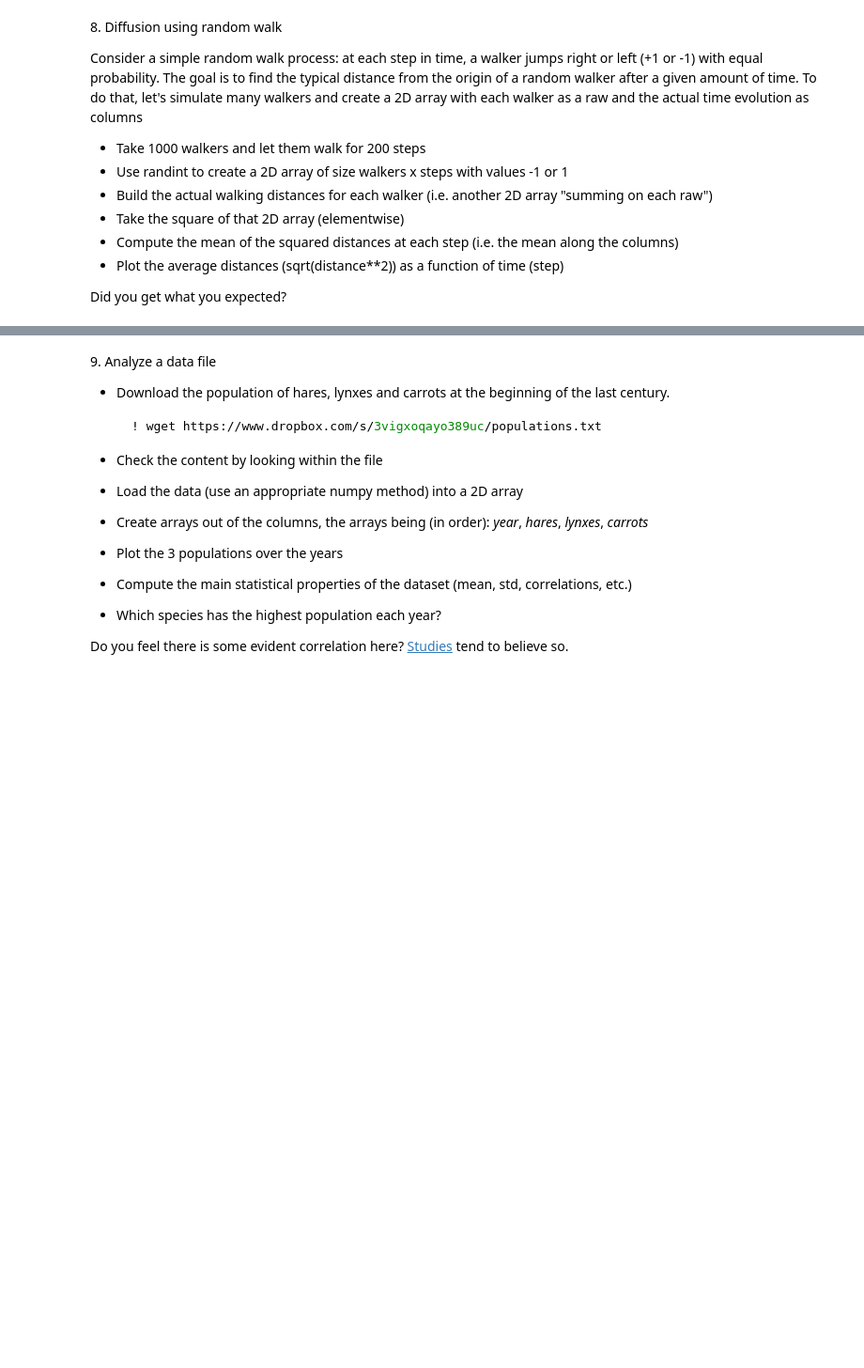
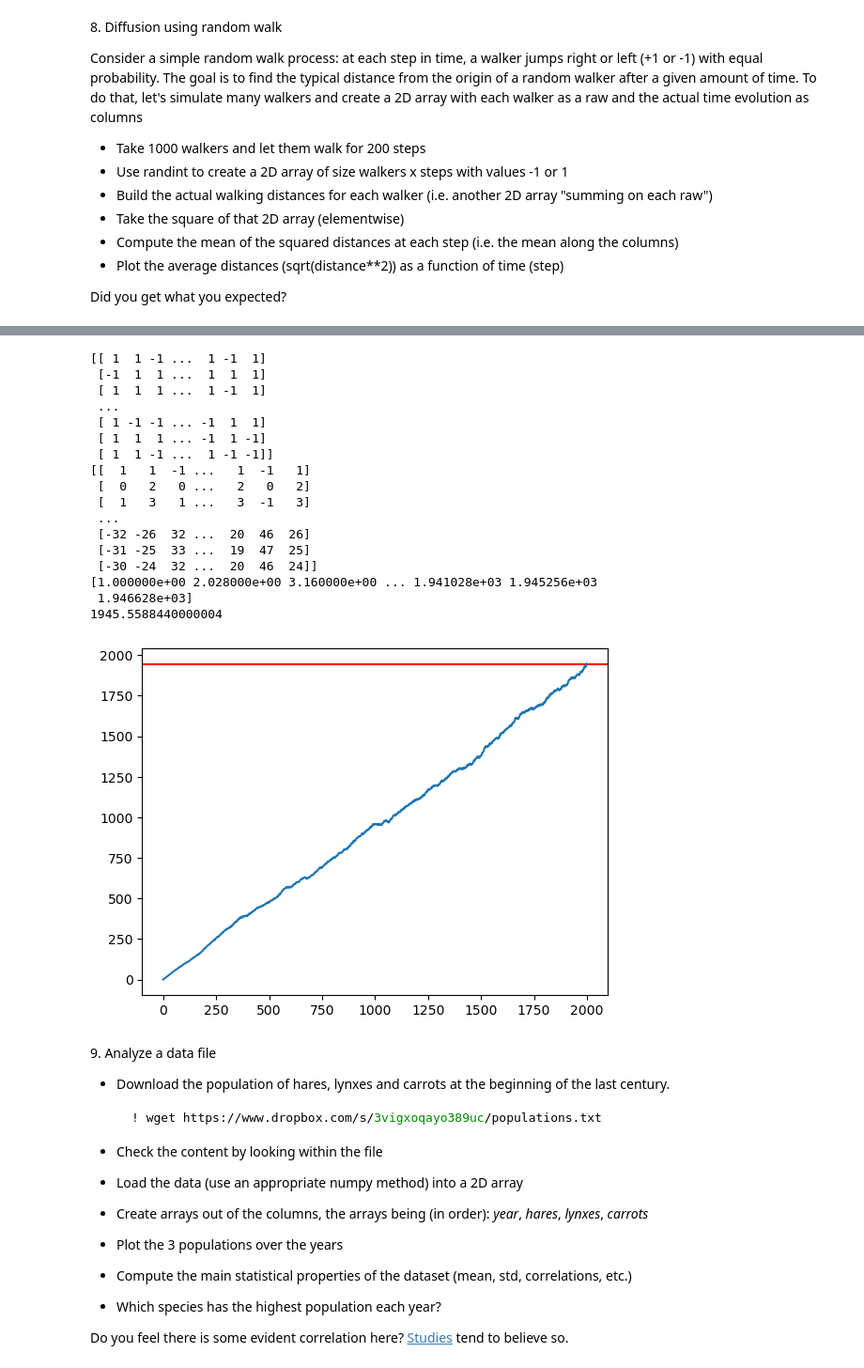
Before and after one commit to DavideCacopardi/LaboratoryOfComputationalPhysics_Y9, a Jupyter notebook: 04ex_Numpy.ipynb, the cells around one changed output, grey strips where cells are left out. Shown at 94% size. Saved outputs shown, nothing was run; the diff lists cells and outputs as text; code cells hidden in the pictures; blank space fills up the shorter version.

```diff
--- a/04ex_Numpy.ipynb
+++ b/04ex_Numpy.ipynb
@@ -70,3 +286,33 @@ Did you get what you expected?
+# %%
+biDmat = 2 * npr.randint(0, 2, size=(steps, N)) - 1
+wEvol = np.cumsum(biDmat, axis=0)
+print(biDmat)
+print(wEvol)
+wEvolSq = wEvol**2
+mean_wEvolSq = np.mean(wEvolSq, axis=1)
+print(mean_wEvolSq)
+plt.errorbar(np.arange(steps), mean_wEvolSq)
+plt.axhline(np.var(wEvol[-1]), color="red")
+print(np.var(wEvol[-1]))
+# %% [output]
+[[ 1  1 -1 ...  1 -1  1]
+ [-1  1  1 ...  1  1  1]
+ [ 1  1  1 ...  1 -1  1]
+ ...
+ [ 1 -1 -1 ... -1  1  1]
+ [ 1  1  1 ... -1  1 -1]
+ [ 1  1 -1 ...  1 -1 -1]]
+[[  1   1  -1 ...   1  -1   1]
+ [  0   2   0 ...   2   0   2]
+ [  1   3   1 ...   3  -1   3]
+ ...
+ [-32 -26  32 ...  20  46  26]
+ [-31 -25  33 ...  19  47  25]
+ [-30 -24  32 ...  20  46  24]]
+[1.000000e+00 2.028000e+00 3.160000e+00 ... 1.941028e+03 1.945256e+03
+ 1.946628e+03]
+1945.5588440000004
+[figure, added]
 # %% [markdown]
 9\. Analyze a data file
   * Download the population of hares, lynxes and carrots at the beginning of the last century.
```
Also changed, not shown: parts of 13 cells of this notebook, 2 other files.
